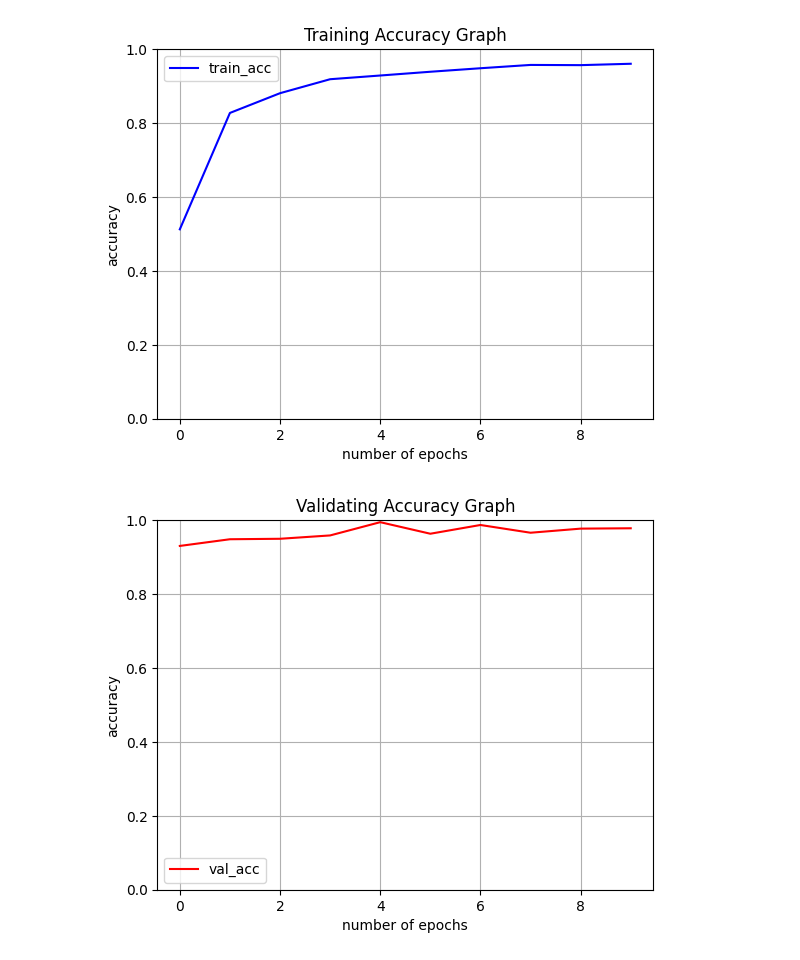
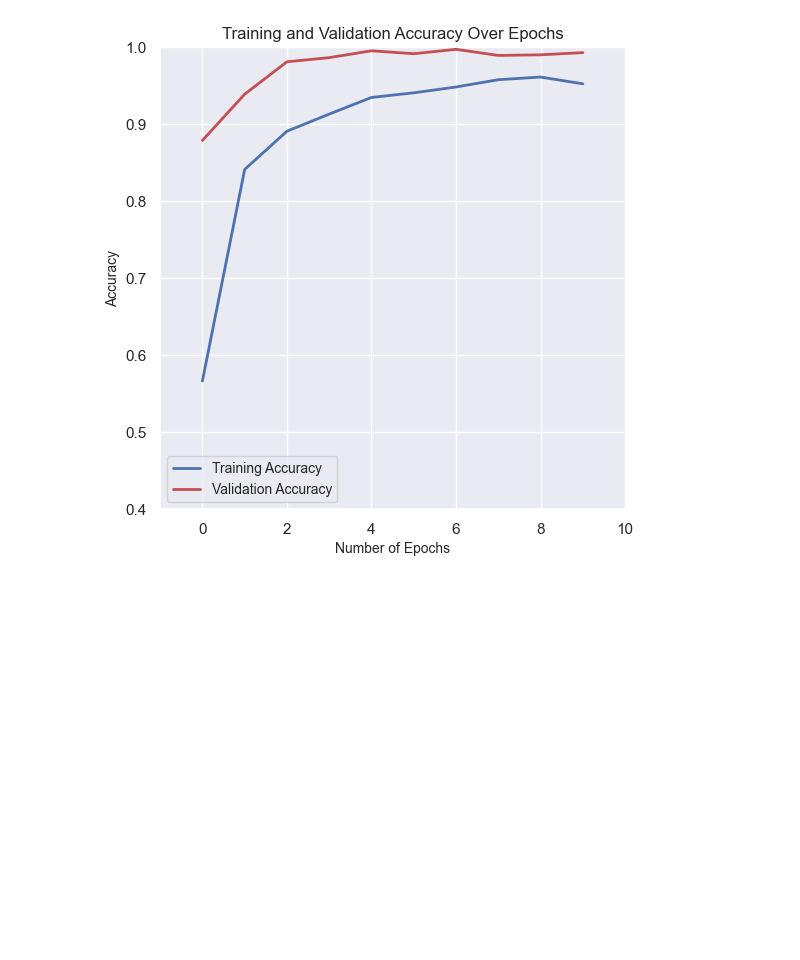
Before and after one commit to MsRCAtN/CNN-fruits-classification, a Jupyter notebook: src/init.ipynb, the cells around one changed output. Drawn from its saved outputs; the diff is of its cells as text; code cells hidden in the pictures; blank space fills up the shorter version.

Commit message:
[enhance] ignore info level to preventing annoying messages from tensorflow [enhance] add summary for model structure [enhance] update style for showing accuracy curves

```diff
--- a/src/init.ipynb
+++ b/src/init.ipynb
@@ -90,26 +91,30 @@ from sklearn.model_selection import train_test_split
 x_train,x_val,y_train,y_val=train_test_split(X_train,Y_train,test_size=0.2,random_state=50)
 # %%
 # Defining the model
-# The model is using 3 layer convolution neural network with 8, 32 and 128 filters
+# The model is using 3 layer convolution neural network with 8, 16 and 64 filters
 from tensorflow.keras.utils import to_categorical
 from tensorflow.keras.models import Sequential
 from tensorflow.keras.layers import Dense, Dropout, Flatten, Conv2D, MaxPool2D
 from tensorflow.keras.optimizers import Adam
 from tensorflow.keras.preprocessing.image import ImageDataGenerator
 from tensorflow.keras.callbacks import ReduceLROnPlateau
+from keras import Input
 
 model = Sequential()
-model.add(Conv2D(filters=8, kernel_size=(3, 3), padding="Same", activation="relu", input_shape=(100, 100, 3)))
+model.add(Input(shape=(100, 100, 3)))
+
+model.add(Conv2D(filters=8, kernel_size=(3, 3), padding="Same", activation="relu"))
 model.add(MaxPool2D(pool_size=(2, 2)))
 model.add(Dropout(0.35))
 
-model.add(Conv2D(filters=32, kernel_size=(3, 3), padding="Same", activation="relu"))
+model.add(Conv2D(filters=16, kernel_size=(3, 3), padding="Same", activation="relu"))
 model.add(MaxPool2D(pool_size=(2, 2), strides=(2, 2)))
 model.add(Dropout(0.35))
 
-model.add(Conv2D(filters=128, kernel_size=(3, 3), padding="Same", activation="relu"))
+model.add(Conv2D(filters=64, kernel_size=(5, 5), padding="Same", activation="relu"))
 model.add(MaxPool2D(pool_size=(2, 2), strides=(2, 2)))
 model.add(Dropout(0.35))
+
 model.add(Flatten())
 model.add(Dense(512, activation="relu"))
 model.add(Dropout(0.5))
@@ -120,3 +125,4 @@ optimizer = Adam(learning_rate=0.001, beta_1=0.9, beta_2=0.999)
 
 # Compile the model
 model.compile(optimizer=optimizer, loss="categorical_crossentropy", metrics=["accuracy"])
+model.summary()
@@ -177,27 +198,27 @@ Epoch 10/10
-# %%
-# model evaluation plot trainning_accuracy-epoches relativity graph
-plt.plot(history.history["accuracy"],color="b",label="train_acc")
-plt.title("Training Accuracy Graph")
-plt.xlabel("number of epochs")
-plt.ylabel("accuracy")
-plt.legend()
-plt.grid()
-plt.ylim(0, 1)
-plt.show()
-
-
-# Model evaluation: Plot validate_accuracy-epoches relativity graph
-plt.plot(history.history["val_accuracy"],color="r",label="val_acc")
-plt.title("Validating Accuracy Graph")
-plt.xlabel("number of epochs")
-plt.ylabel("accuracy")
-plt.legend()
-plt.grid()
-plt.ylim(0, 1)
-plt.show()
-# %% [output]
-[figure, removed]
-[figure, removed]
+# %%
+
+import matplotlib.pyplot as plt
+import seaborn as sns
+
+# Use Seaborn's style
+sns.set_theme()
+
+plt.figure(figsize=(6,6)) # set the size of the figure
+plt.plot(history.history["accuracy"], color="b", label="Training Accuracy",linewidth=2)
+plt.plot(history.history["val_accuracy"], color="r", label="Validation Accuracy",linewidth=2)
+plt.title("Training and Validation Accuracy Over Epochs", fontsize=12)
+plt.xlabel("Number of Epochs", fontsize=10)
+plt.ylabel("Accuracy", fontsize=10)
+plt.grid(True)
+plt.ylim(0.4, 1)
+plt.legend(fontsize=10)
+plt.xlim(-1, 10)
+# Remove top and right borders
+sns.despine()
+
+plt.show()
+# %% [output]
+[figure, added]
 # %%
 
 # Model evaluation: confusion matrix
```
Also changed, not shown: parts of 12 cells of this notebook.
